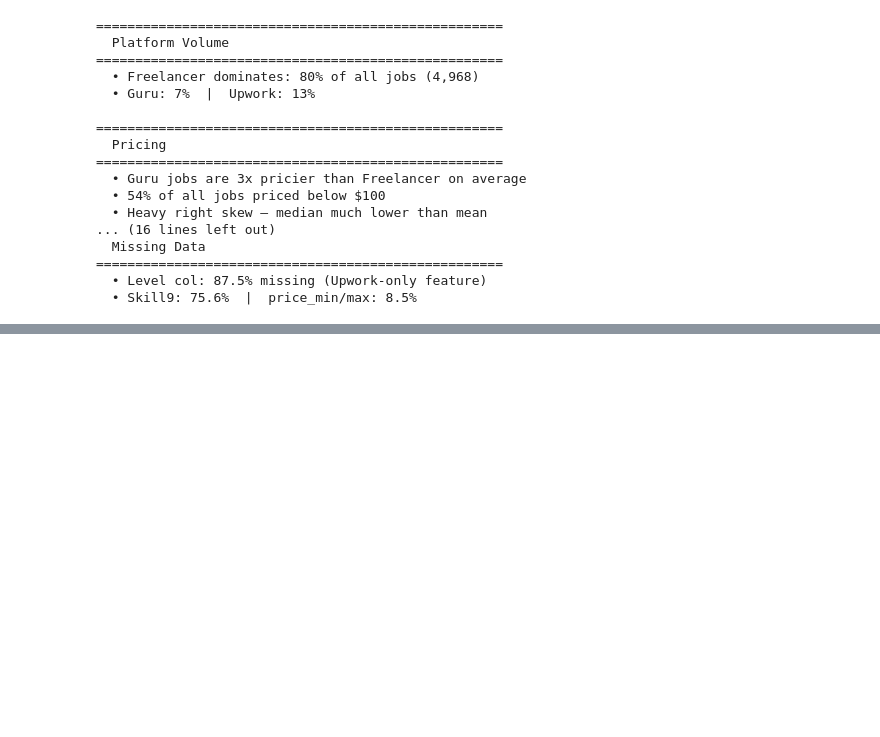
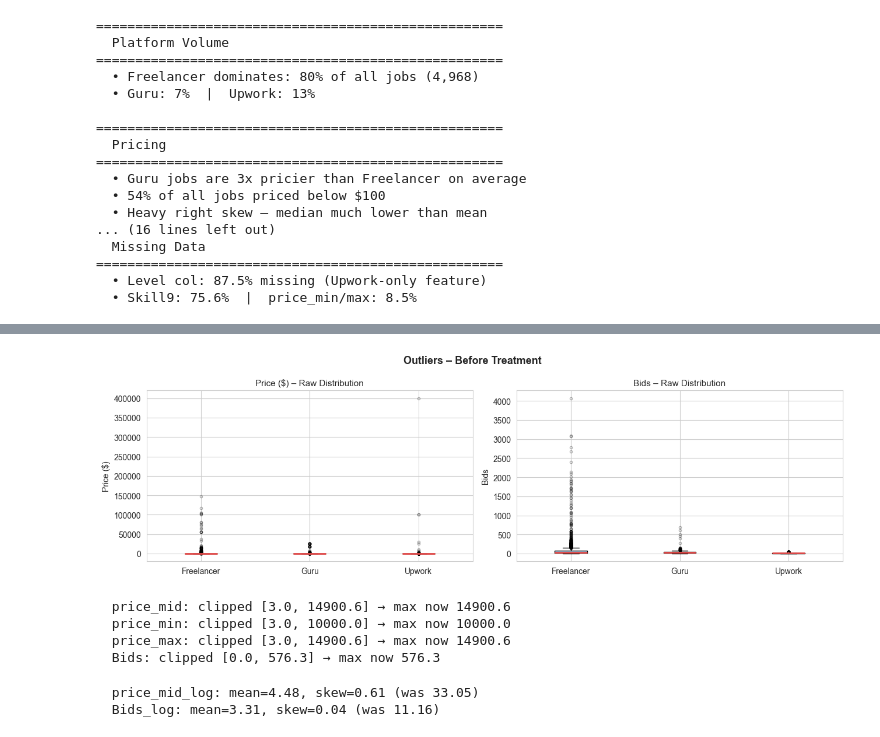
Before and after one commit to Nada3bdallah/CVision, a Jupyter notebook: cvision.ipynb, the cells around one changed output, grey strips where cells are left out. Cells and saved outputs as stored; diff of their text form; code cells hidden in the pictures; blank space fills up the shorter version.

```diff
--- a/cvision.ipynb
+++ b/cvision.ipynb
@@ -551,0 +627,4 @@ for title, points in insights:
+# %%
+df["Level"] = df["Level"].fillna("Not Specified").str.strip()
+print("Level value counts:")
+print(df["Level"].value_counts())
@@ -551,0 +640,3 @@ for title, points in insights:
+# %%
+df["Description"] = df["Description"].fillna("")
+print("Description NaNs remaining:", df["Description"].isnull().sum())
@@ -551,0 +645,8 @@ for title, points in insights:
+# %%
+for col in ["price_mid", "price_min", "price_max"]:
+    df[col] = df.groupby("platform")[col].transform(
+        lambda x: x.fillna(x.median())
+    )
+
+print("Price NaNs remaining:")
+print(df[["price_min","price_max","price_mid"]].isnull().sum())
@@ -551,0 +659,5 @@ for title, points in insights:
+# %%
+df["Bids"] = df.groupby("platform")["Bids"].transform(
+    lambda x: x.fillna(x.median())
+)
+print("Bids NaNs remaining:", df["Bids"].isnull().sum())
@@ -551,0 +717,46 @@ for title, points in insights:
+# %%
+# Boxplots before treatment
+fig, axes = plt.subplots(1, 2, figsize=(13, 4))
+fig.suptitle("Outliers – Before Treatment", fontsize=13, fontweight="bold")
+
+for ax, col, label in zip(axes, ["price_mid", "Bids"], ["Price ($)", "Bids"]):
+    data = [df[df["platform"]==p][col].dropna() for p in ["Freelancer","Guru","Upwork"]]
+    bp = ax.boxplot(data, labels=["Freelancer","Guru","Upwork"], patch_artist=True,
+                    medianprops=dict(color="#E24B4A", lw=2),
+                    flierprops=dict(marker="o", markersize=3, alpha=0.3, color="#aaa"))
+    colors_bp = ["#B5D4F4","#9FE1CB","#F5C4B3"]
+    for patch, color in zip(bp["boxes"], colors_bp):
+        patch.set_facecolor(color)
+    ax.set_title(f"{label} – Raw Distribution", fontsize=11)
+    ax.set_ylabel(label)
+
+plt.tight_layout()
+plt.show()
+# %% [output]
+[figure, added]
+# %%
+# Treatment: Winsorize at 1st and 99th percentile
+# Preserves all rows, caps extreme values without data loss
+
+for col in ["price_mid", "price_min", "price_max", "Bids"]:
+    lo = df[col].quantile(0.01)
+    hi = df[col].quantile(0.99)
+    df[col + "_winsor"] = df[col].clip(lower=lo, upper=hi)
+    print(f"  {col}: clipped [{lo:.1f}, {hi:.1f}] "
+          f"→ max now {df[col+'_winsor'].max():.1f}")
+# %% [output]
+  price_mid: clipped [3.0, 14900.6] → max now 14900.6
+  price_min: clipped [3.0, 10000.0] → max now 10000.0
+  price_max: clipped [3.0, 14900.6] → max now 14900.6
+  Bids: clipped [0.0, 576.3] → max now 576.3
+# %%
+# Treatment: Log Transform
+# log(x+1) handles zeros and normalises right-skewed distributions
+
+for col in ["price_mid", "Bids"]:
+    df[col + "_log"] = np.log1p(df[col])
+    print(f"  {col}_log: mean={df[col+'_log'].mean():.2f}, "
+          f"skew={df[col+'_log'].skew():.2f} (was {df[col].skew():.2f})")
+# %% [output]
+  price_mid_log: mean=4.48, skew=0.61 (was 33.05)
+  Bids_log: mean=3.31, skew=0.04 (was 11.16)
```
Also changed, not shown: parts of 19 cells of this notebook.
